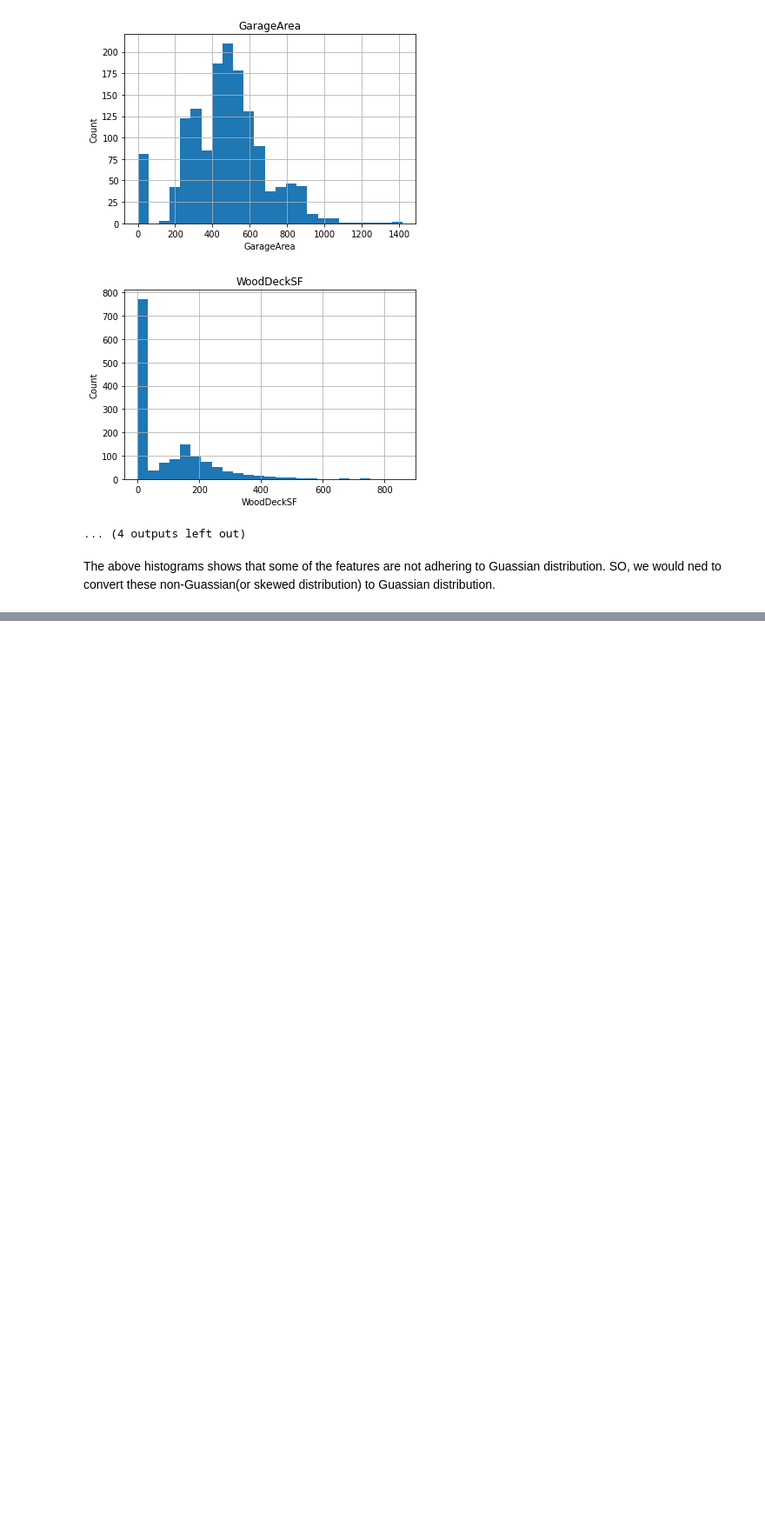
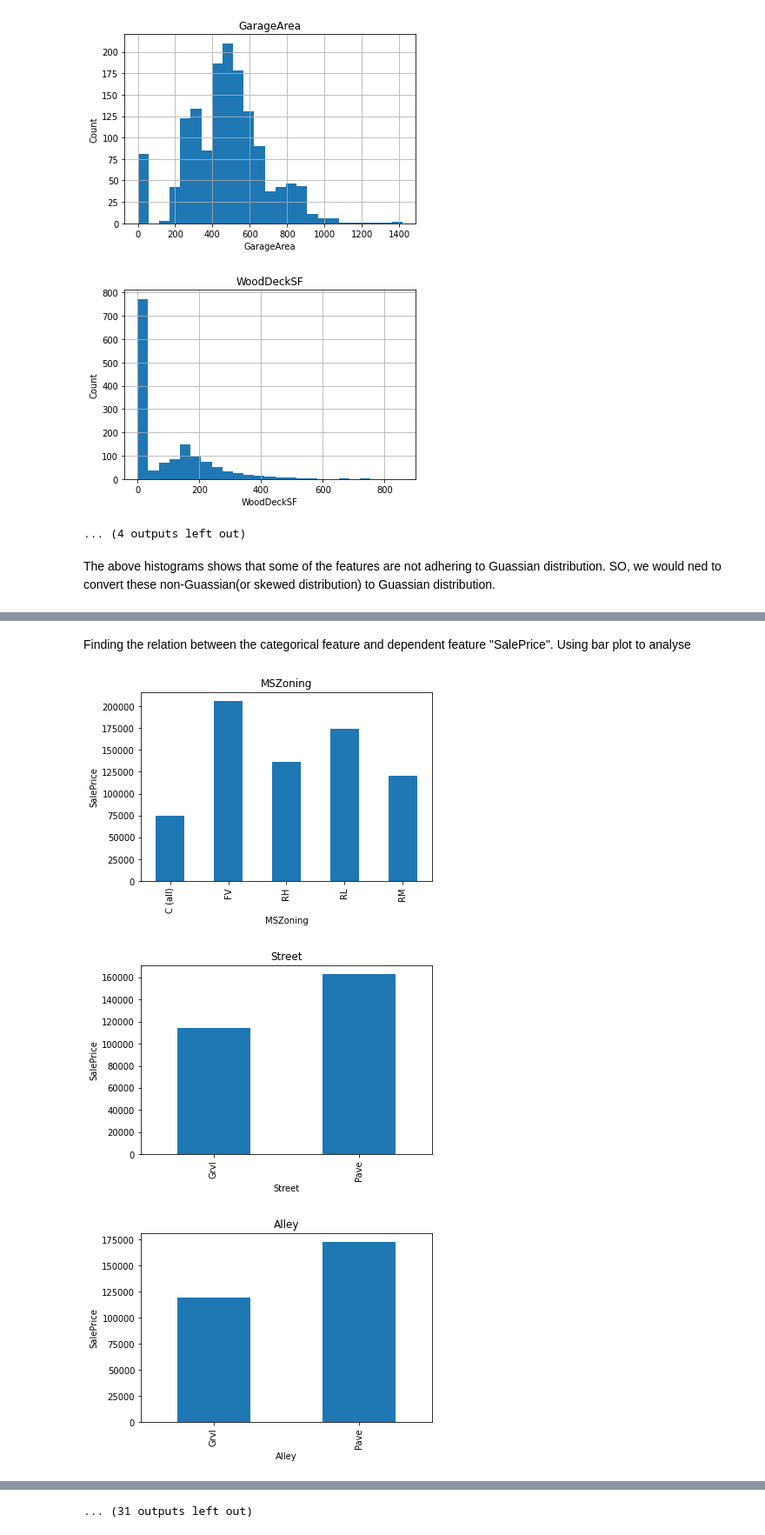
Before and after one commit to shashankbhagat/House-Price-Prediction, a Jupyter notebook: DataAnalysis.ipynb, the cells around one changed output, grey strips where cells are left out. Shown at 87% size. Cells and saved outputs as stored; diff of their text form; code cells hidden in the pictures; blank space fills up the shorter version.

```diff
--- a/DataAnalysis.ipynb
+++ b/DataAnalysis.ipynb
@@ -312,0 +332,3 @@ True
+# %%
+categorical_features=[feature for feature in dataset.columns if dataset[feature].dtypes=='O']
+len(categorical_features),categorical_features
@@ -312,0 +362,3 @@ True
+# %%
+for feature in categorical_features:
+    print('Number of categories in "{}" feature are {}'.format(feature,len(dataset[feature].unique())))
@@ -312,0 +383,14 @@ True
+# %% [markdown]
+Finding the relation between the categorical feature and dependent feature "SalePrice". Using bar plot to analyse
+# %%
+for feature in categorical_features:
+    data=dataset.copy()
+    data.groupby(feature)['SalePrice'].median().plot.bar()
+    plt.xlabel(feature)
+    plt.ylabel('SalePrice')
+    plt.title(feature)
+    plt.show()
+# %% [output]
+[figure, added]
+[figure, added]
+[figure, added]
@@ -312,0 +406 @@ True
+... (31 outputs left out)
```
Also changed, not shown: parts of 11 cells of this notebook.
